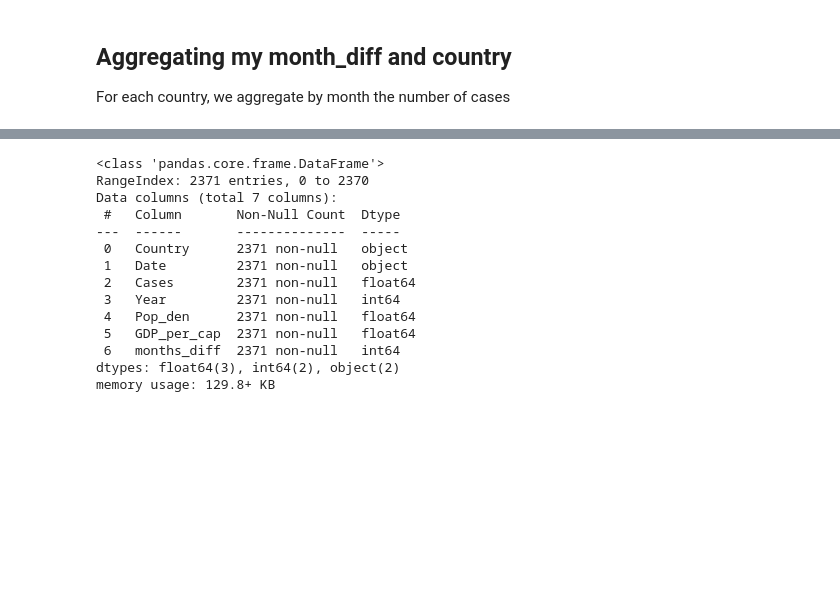
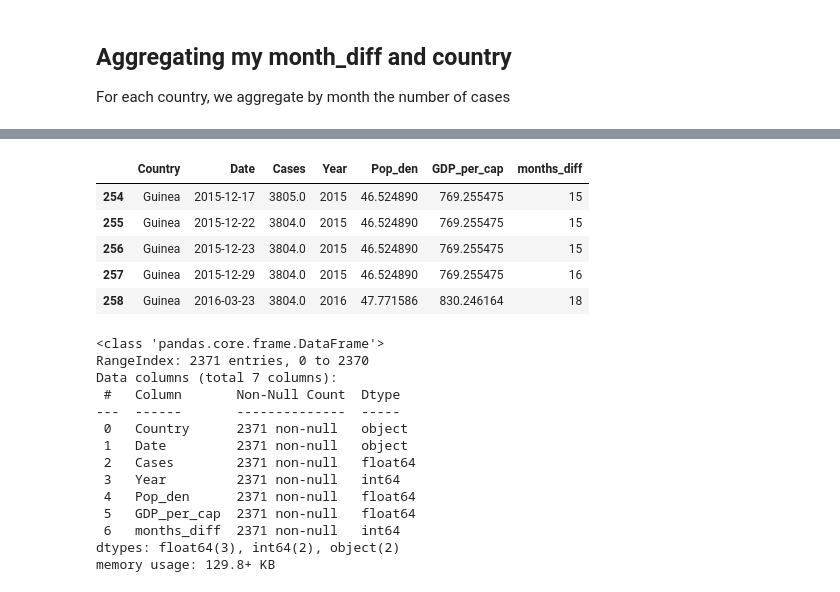
Before and after one commit to emimarch/BDA-Project, a Jupyter notebook: merge_data.ipynb, the cells around one changed output, grey strips where cells are left out. Drawn from its saved outputs; the diff is of its cells as text; code cells hidden in the pictures; blank space fills up the shorter version.

```diff
--- a/merge_data.ipynb
+++ b/merge_data.ipynb
@@ -506,3 +515,12 @@ merged_md = pd.read_csv('ebola_population_with_missings.csv')
+# %%
+merged_md[merged_md['Country']=='Guinea'].tail()
+# %% [output]
+|  | Country | Date | Cases | Year | Pop_den | GDP_per_cap | months_diff |
+| 254 | Guinea | 2015-12-17 | 3805.0 | 2015 | 46.524890 | 769.255475 | 15 |
+| 255 | Guinea | 2015-12-22 | 3804.0 | 2015 | 46.524890 | 769.255475 | 15 |
+| 256 | Guinea | 2015-12-23 | 3804.0 | 2015 | 46.524890 | 769.255475 | 15 |
+| 257 | Guinea | 2015-12-29 | 3804.0 | 2015 | 46.524890 | 769.255475 | 16 |
+| 258 | Guinea | 2016-03-23 | 3804.0 | 2016 | 47.771586 | 830.246164 | 18 |
 # %%
 merged_md.info()
 # %% [output]
```
Also changed, not shown: parts of 2 cells of this notebook, 1 other file.
